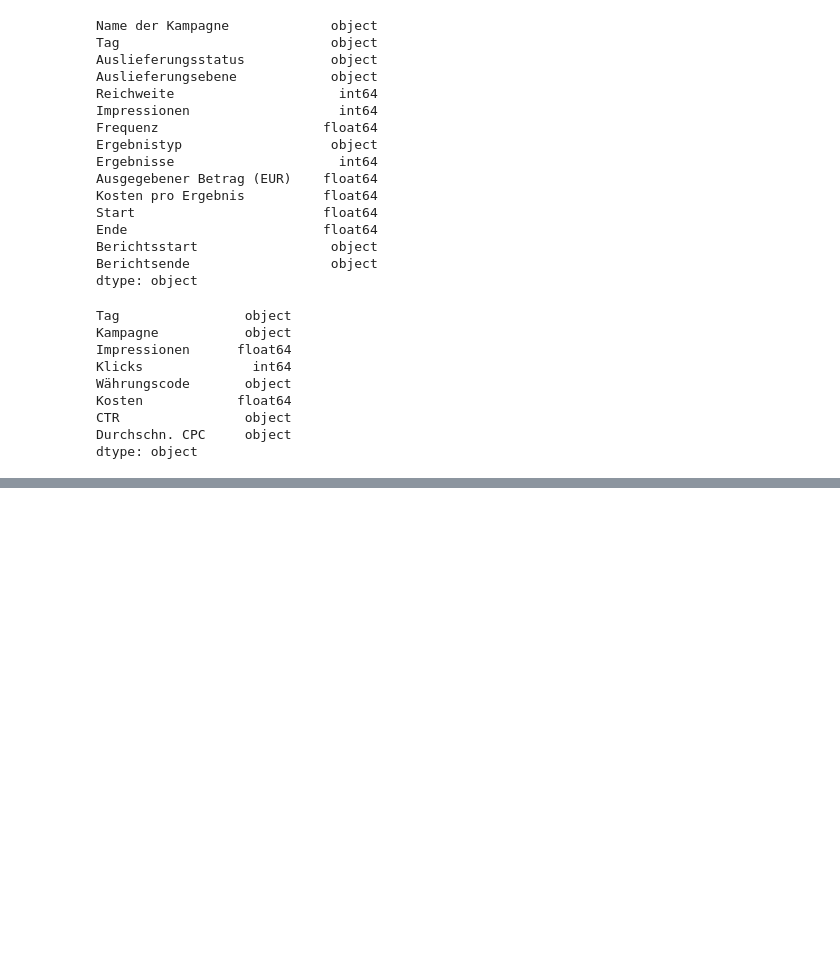
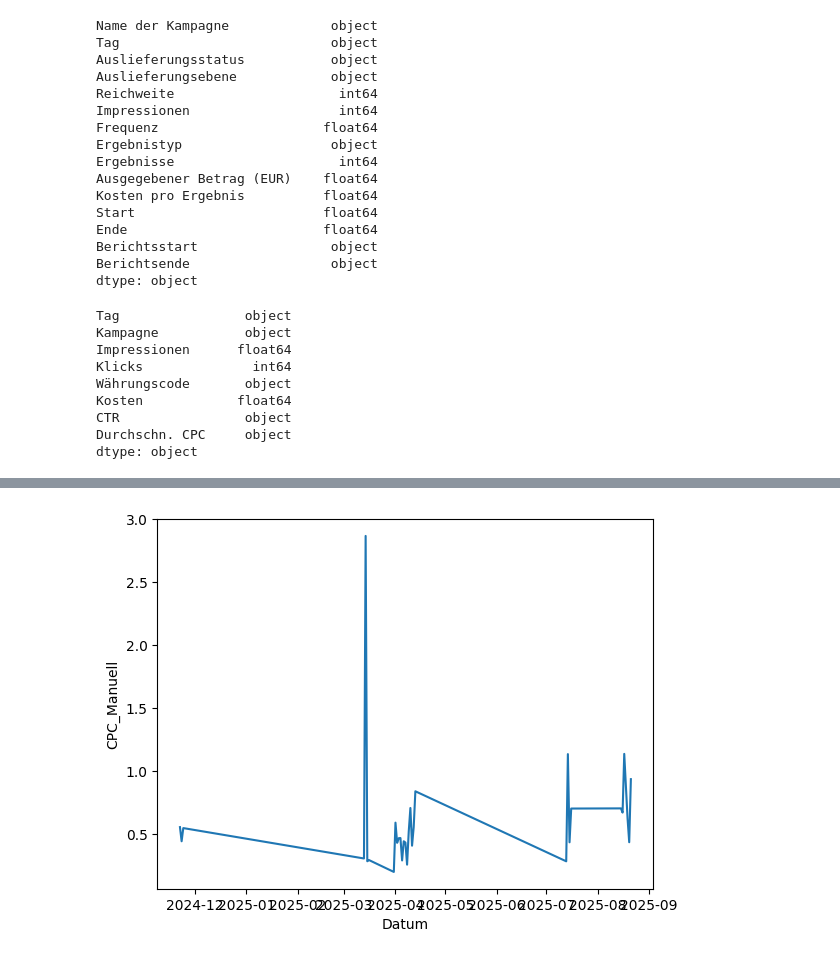
Before and after one commit to nevsglueckauf/wq, a Jupyter notebook: Eda/Python/Ads.ipynb, the cells around one changed output, grey strips where cells are left out. Cells and saved outputs as stored; diff of their text form; code cells hidden in the pictures; blank space fills up the shorter version.

```diff
--- a/Eda/Python/Ads.ipynb
+++ b/Eda/Python/Ads.ipynb
@@ -59,0 +87,10 @@ alpha.to_csv("../../Data/Sanitized/Alpha_s.csv", index=False)
+# %%
+alpha['CRT_Manuell'] = round(alpha['Klicks']/alpha['Impressionen'], 4)
+alpha['CPC_Manuell'] = round(alpha['Kosten']/alpha['Klicks'], 4)
+
+#alpha
+alpha.head()
+# 	Tag	Kampagne
+alpha_4agg = alpha[['Datum', 'Impressionen',	'Klicks','Kosten', 'CPC_Manuell', 'CRT_Manuell']]
+alpha_4agg['Provider'] = 'Alpha'
+alpha_4agg.to_csv("../../Data/Sanitized/Alpha_agg.csv", index=False)
@@ -59,0 +115,5 @@ alpha.to_csv("../../Data/Sanitized/Alpha_s.csv", index=False)
+# %%
+sns.lineplot(alpha, x="Datum", y="CPC_Manuell")
+plt.show()
+# %% [output]
+[figure, added]
```
Also changed, not shown: parts of 5 cells of this notebook, 8 other files.
